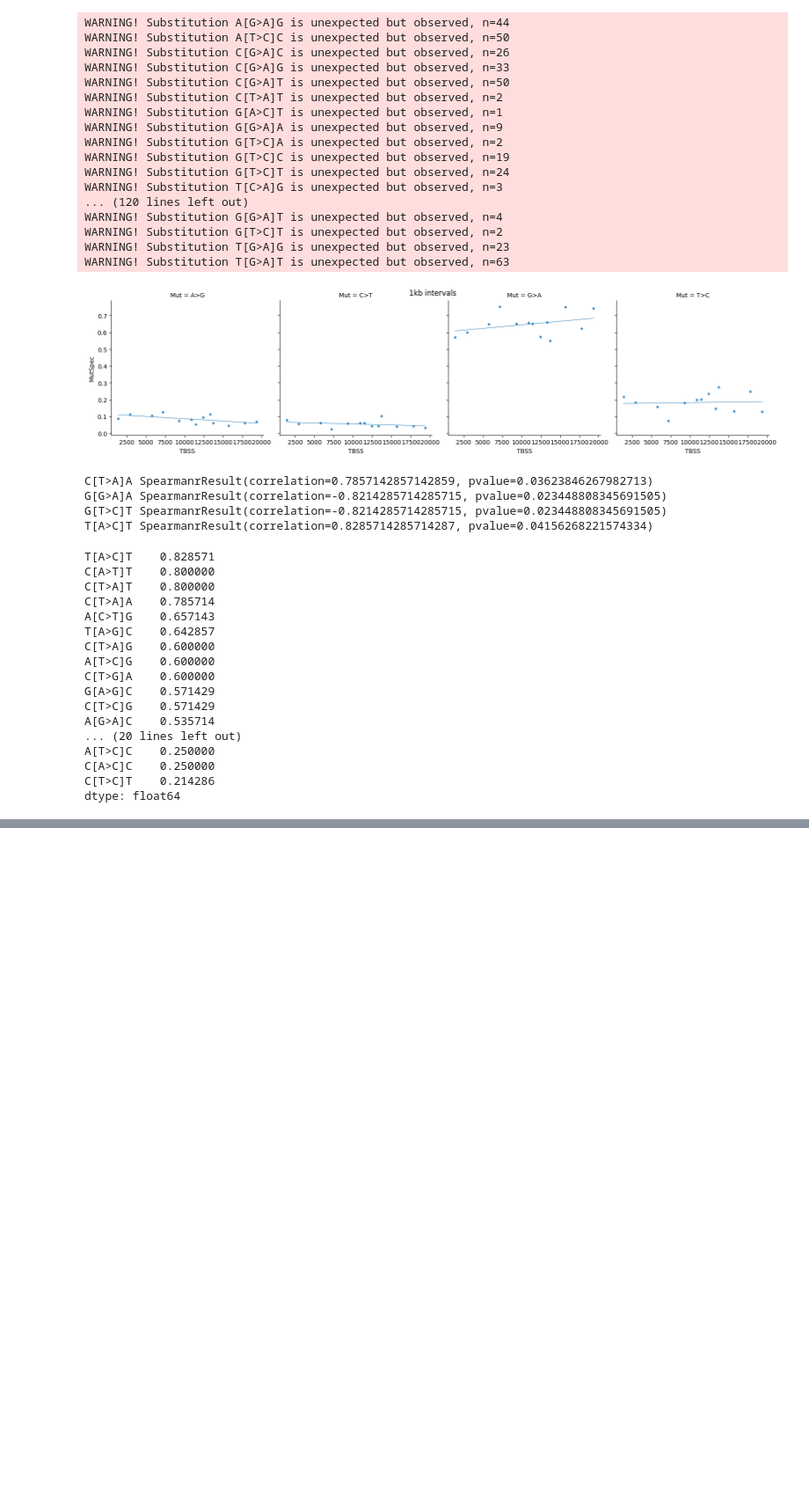
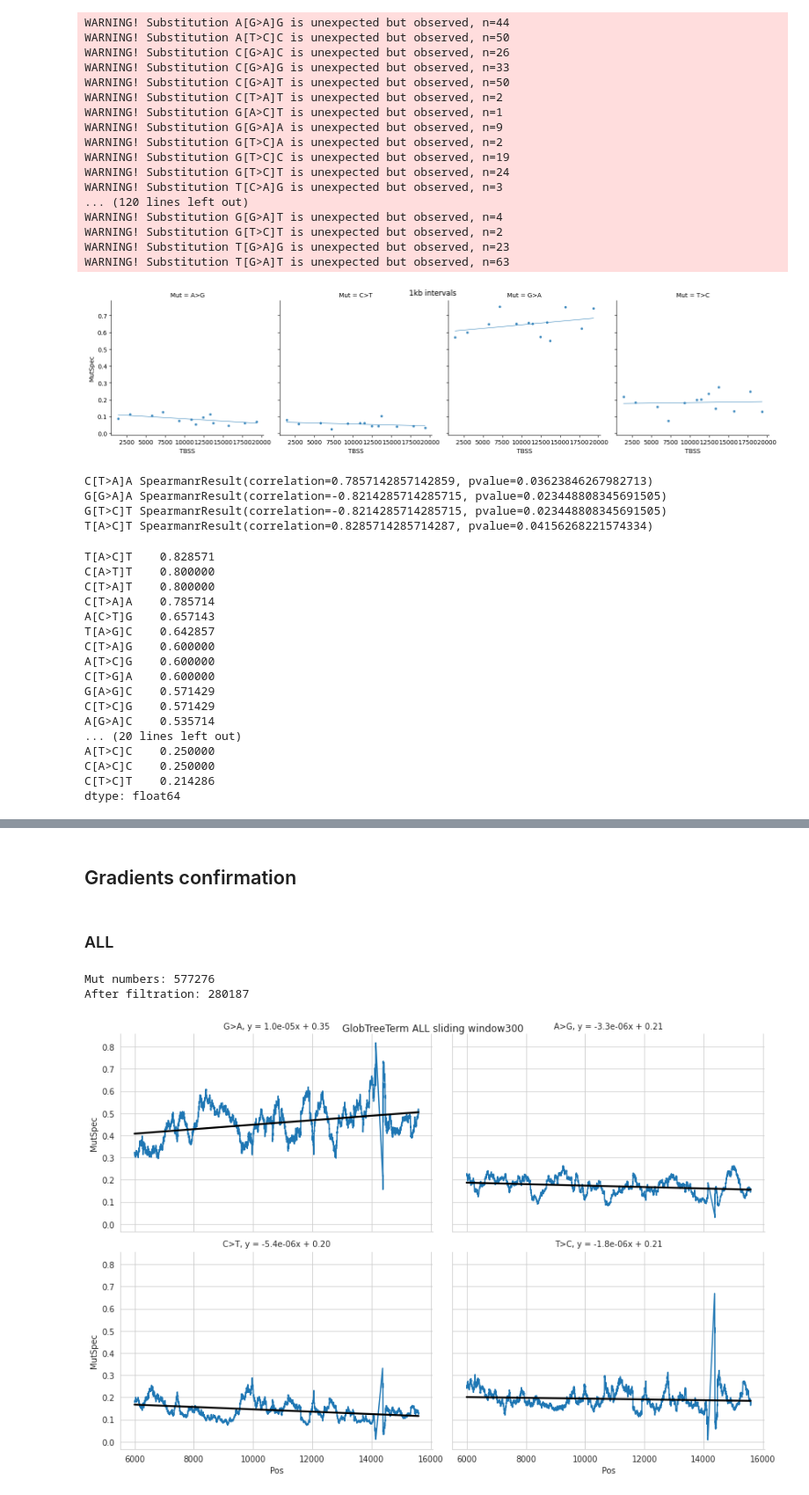
Before and after one commit to mitoclub/mtdnaMutSpecOfCancers, a Jupyter notebook: notebooks/human_global_tree_muts_EDA.ipynb, the cells around one changed output, grey strips where cells are left out. Shown at 88% size. Cells and saved outputs as stored; diff of their text form; code cells hidden in the pictures; blank space fills up the shorter version.

```diff
--- a/notebooks/human_global_tree_muts_EDA.ipynb
+++ b/notebooks/human_global_tree_muts_EDA.ipynb
@@ -22,6 +22,7 @@ from Bio.Data.CodonTable import NCBICodonTableDNA
 from Bio import SeqIO
 from scipy import spatial
 import scipy.stats
+import tqdm
 
 from mutspec.annotation import (
     calculate_mutspec, CodonAnnotation, mutations_summary,
@@ -31,7 +32,7 @@ from mutspec.constants import possible_codons, possible_sbs12, possible_sbs192,
 from mutspec.io import read_genbank_ref
 from mutspec.draw.mut import plot_mutspec12, plot_mutspec192, plot_mutspec192kk
 
-sns.set_style()
+sns.set_style("whitegrid")
 coda = CodonAnnotation(2)
 # %% [markdown]
 Format is self-explanatory. It is reasonalbe to apply common logic filters: (i) in both ancestral and derived 5 nucleotide windows there are only A T G C (ii) only Syn (iii) may be you have more filters..
@@ -521,11 +525,11 @@ WARNING! Substitution T[G>A]T is unexpected but observed, n=63
 # %%
 pmin, pmax = 8000, 10000
 
-_, exp_muts192 = get_exp_mut_freqs_syn(pmin, pmax)
+_, exp_muts192 = get_exp_mut_freqs(pmin, pmax)
 # replace 'ref_pos' to "position"
 obs_muts = muts_filtered[(muts_filtered.ref_pos >= pmin) & (muts_filtered_leaves.ref_pos <= pmax)]
 print("Number of mutations:", obs_muts.shape[0])
-ms192 = calculate_mutspec(obs_muts, exp_muts192, use_context=True)
+ms192 = calculate_mutspec(obs_muts, exp_muts192, use_context=True, verbose=True)
 
 plot_mutspec192kk(ms192, title=f"GlobalHumanTree synonymous MutSpec {pmin//1000}-{pmax//1000}k", )
     # filepath=f"../figures/GlobalHumanTree/mutspec192syn_leaves{pmin//1000}-{pmax//1000}k.pdf")
@@ -686,7 +692,7 @@ ends = _bounds[1:]
 gmutspecs192 = []
 gmutspecs12 = []
 for pmin, pmax in zip(starts, ends):
-    exp_muts12, exp_muts192 = get_exp_mut_freqs_syn(pmin, pmax)
+    exp_muts12, exp_muts192 = get_exp_mut_freqs(pmin, pmax)
     # exp_muts12 = {sbs: 1 for sbs in exp_muts12}
     # exp_muts192 = {sbs: 1 for sbs in exp_muts192}
 
@@ -802,0 +807,58 @@ plt.show()
+# %% [markdown]
+## Gradients confirmation
+# %% [markdown]
+### ALL
+# %%
+muts_filtered_all = mut[
+    (mut.ancestor.str.contains("[acgt]{2}[ACGT][acgt]{2}")) &
+    (mut.descendant.str.contains("[acgt]{2}[ACGT][acgt]{2}")) &
+    (~mut.gene_info.str.contains("ND6")) &
+    (mut.apply(lambda x: sum([x != y for x, y in zip(x.ancestor, x.descendant)]) == 1, axis=1)) &
+    (mut.is_leaf == 1)
+]
+print("Mut numbers:", mut.shape[0])
+print("After filtration:", muts_filtered_all.shape[0])
+
+muts_filtered_all["TBSS"] = muts_filtered_all.ref_pos.map(Ref.set_index("Pos").TBSS.to_dict())
+muts_filtered_all["Label"] = 0
+# %% [output]
+Mut numbers: 577276
+After filtration: 280187
+# %%
+gmutspecs12 = []
+for pmin in tqdm.tqdm(range(6000, 15589)):
+    pmax = pmin + 300
+    exp_muts12, _ = get_exp_mut_freqs(pmin, pmax, Ref, "all", verbose=False)
+    if not exp_muts12:
+        continue
+
+    # replace 'ref_pos' to "position"
+    obs_muts = muts_filtered_all[(muts_filtered_all.ref_pos >= pmin) & (muts_filtered_all.ref_pos <= pmax)]
+    if not len(exp_muts12):
+        continue
+    tbss_mean = obs_muts.TBSS.mean()
+
+    ms12 = calculate_mutspec(obs_muts, exp_muts12)
+    ms12 = ms12[ms12.ObsFr > 0]
+
+    ms12["Pos"] = pmin
+    ms12["TBSS"] = tbss_mean
+    ms12["Interval"] = f"{pmin}-{pmax}"
+
+    gmutspecs12.append(ms12)
+
+full_ms12 = pd.concat(gmutspecs12, ignore_index=True)
+# %%
+used_sbs = "G>A A>G C>T T>C".split()
+g = sns.FacetGrid(full_ms12[full_ms12.Mut.isin(used_sbs)], col="Mut", col_wrap=2, size=4, aspect=1.5, col_order=used_sbs)
+g.map(sns.lineplot, "Pos", "MutSpec")
+g.map(sns.regplot, "Pos", "MutSpec", scatter=False, color="black")
+plt.suptitle("GlobTreeTerm ALL sliding window300")
+for sbs in used_sbs:
+    lr_res = scipy.stats.linregress(full_ms12[full_ms12.Mut == sbs].Pos.values, full_ms12[full_ms12.Mut == sbs].MutSpec.values)
+    ax = g.axes_dict[sbs]
+    ax.title.set_text(f"{sbs}, y = {lr_res.slope:.1e}x + {lr_res.intercept:.2f}")
+# plt.savefig("../figures/GlobalHumanTree/.pdf")
+plt.show()
+# %% [output]
+[figure, added]
```
Also changed, not shown: parts of 13 cells of this notebook, 5 other files.
